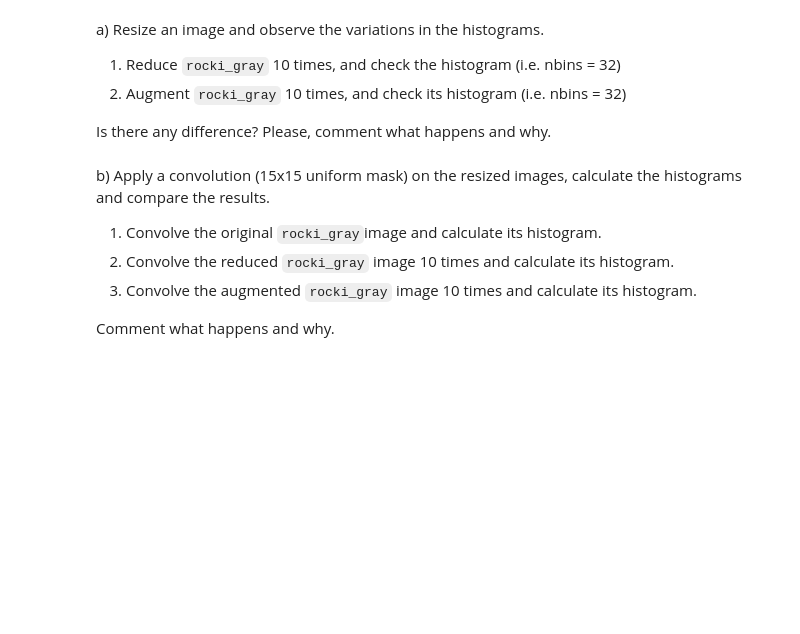
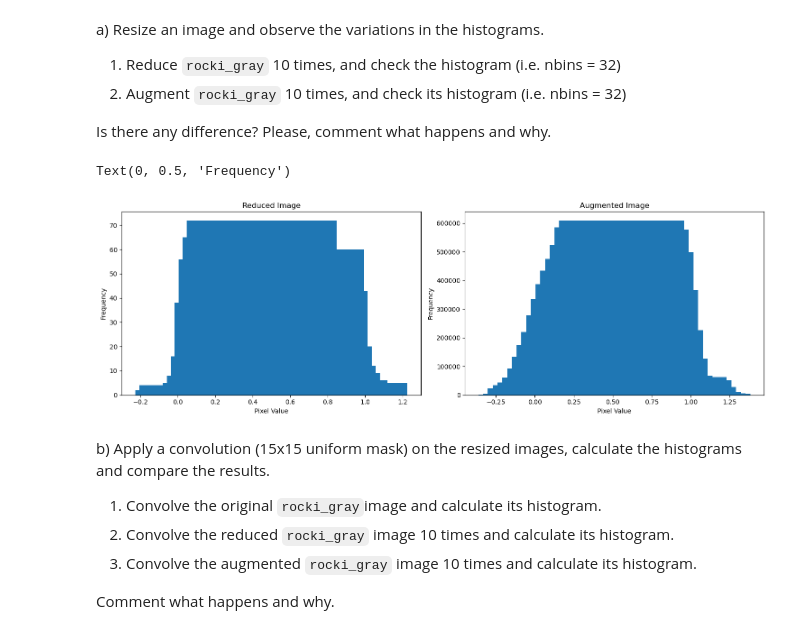
Before and after one commit to dacxjo/computer_vision, a Jupyter notebook: Labs/p2/p2_2022-23.ipynb, the cells around one changed output. Cells and saved outputs as stored; diff of their text form; code cells hidden in the pictures; blank space fills up the shorter version.

```diff
--- a/Labs/p2/p2_2022-23.ipynb
+++ b/Labs/p2/p2_2022-23.ipynb
@@ -189,3 +187,25 @@ Is there any difference? Please, comment what happens and why.
+# %%
+#your solution
+reduced_rocki_gray = rescale(rocki_gray, 0.1)
+augmented_rocki_gray = rescale(rocki_gray, 10)
+
+hist_reduced = histogram(reduced_rocki_gray, nbins=32)
+hist_augmented = histogram(augmented_rocki_gray, nbins=32)
+
+fig, axs = plt.subplots(1, 2,  tight_layout=True)
+
+axs[0].bar(hist_reduced[1],hist_reduced[0])
+axs[0].set_title("Reduced Image")
+axs[0].set_xlabel("Pixel Value")
+axs[0].set_ylabel("Frequency")
+
+axs[1].bar(hist_augmented[1],hist_augmented[0])
+axs[1].set_title("Augmented Image")
+axs[1].set_xlabel("Pixel Value")
+axs[1].set_ylabel("Frequency")
+# %% [output]
+Text(0, 0.5, 'Frequency')
+[figure, added]
 # %% [markdown]
 b) Apply a convolution (15x15 uniform mask) on the resized images, calculate the histograms and compare the results.
 
```
Also changed, not shown: parts of 6 cells of this notebook.
